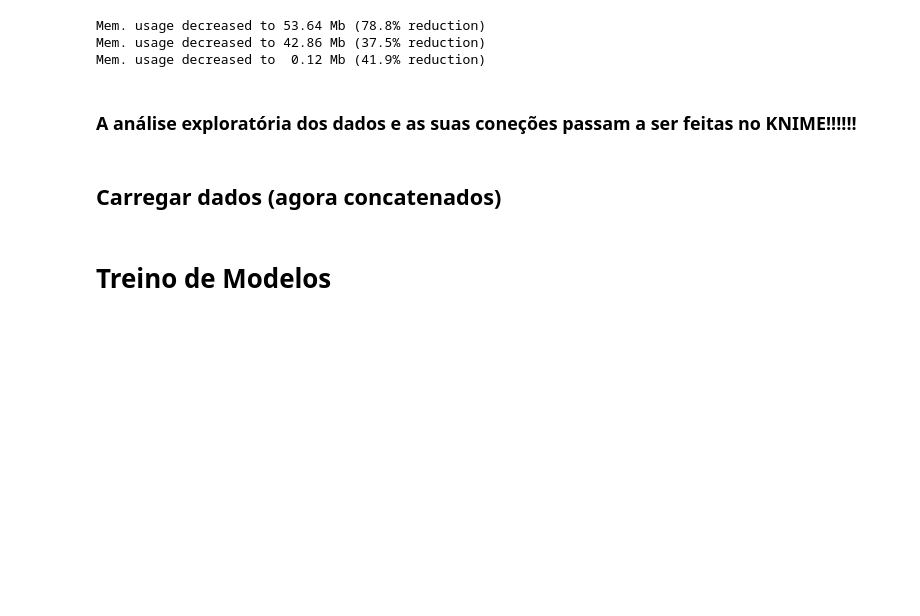
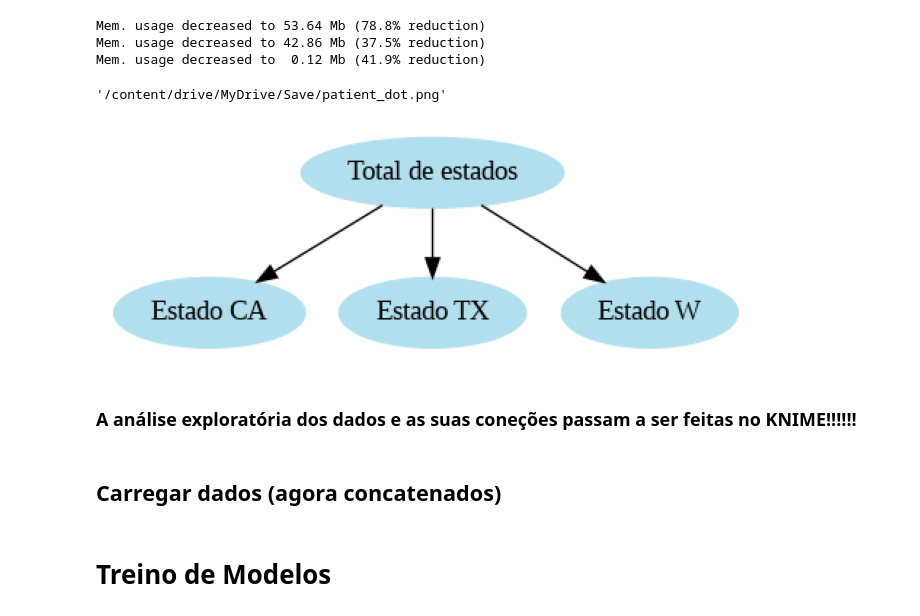
Before and after one commit to GuiSSMartins/DTx-Project, a Jupyter notebook: DTx_Project.ipynb, the cells around one changed output. Saved outputs shown, nothing was run; the diff lists cells and outputs as text; code cells hidden in the pictures; blank space fills up the shorter version.

```diff
--- a/DTx_Project.ipynb
+++ b/DTx_Project.ipynb
@@ -44,6 +46,35 @@ def reduce_mem_usage(df, verbose=True):
 Mem. usage decreased to 53.64 Mb (78.8% reduction)
 Mem. usage decreased to 42.86 Mb (37.5% reduction)
 Mem. usage decreased to  0.12 Mb (41.9% reduction)
+# %%
+# Represenção do digrafo, aplicando cores e percentagens nas arrestas
+dot = Digraph(comment='Grafo para descrever a Estrutura do Dados')
+
+dot.node('A', f'Total de estados', color='lightblue2', style='filled')
+dot.node('B', f'Estado CA', color='lightblue2', style='filled')
+dot.node('C', f'Estado TX', color='lightblue2', style='filled')
+dot.node('D', f'Estado W', color='lightblue2', style='filled')
+
+dot.edge('A', 'B')
+dot.edge('A', 'C')
+dot.edge('A', 'D')
+
+
+dot.render('/content/drive/MyDrive/Save/patient_dot', format='png', cleanup=True)
+# %% [output]
+'/content/drive/MyDrive/Save/patient_dot.png'
+# %%
+image = mpimg.imread('/content/drive/MyDrive/Save/patient_dot.png')
+
+fig, ax = plt.subplots() #criar uma subparcela única
+ax.imshow(image) #exibir a imagem na subparcela e desativar os eixos
+ax.axis('off')
+#centralizar a imagem na subparcela
+ax.set_position([0, 0, 1, 1])  # Define a posição da subparcela para cobrir toda a figura
+#fig.savefig("/content/drive/MyDrive/Save/patient_dot.png")
+plt.show() #pode nem ser colocado
+# %% [output]
+[figure, added]
 # %% [markdown]
 ### A análise exploratória dos dados e as suas coneções passam a ser feitas no KNIME!!!!!!
 # %% [markdown]
```
Also changed, not shown: parts of 1 cell of this notebook.
